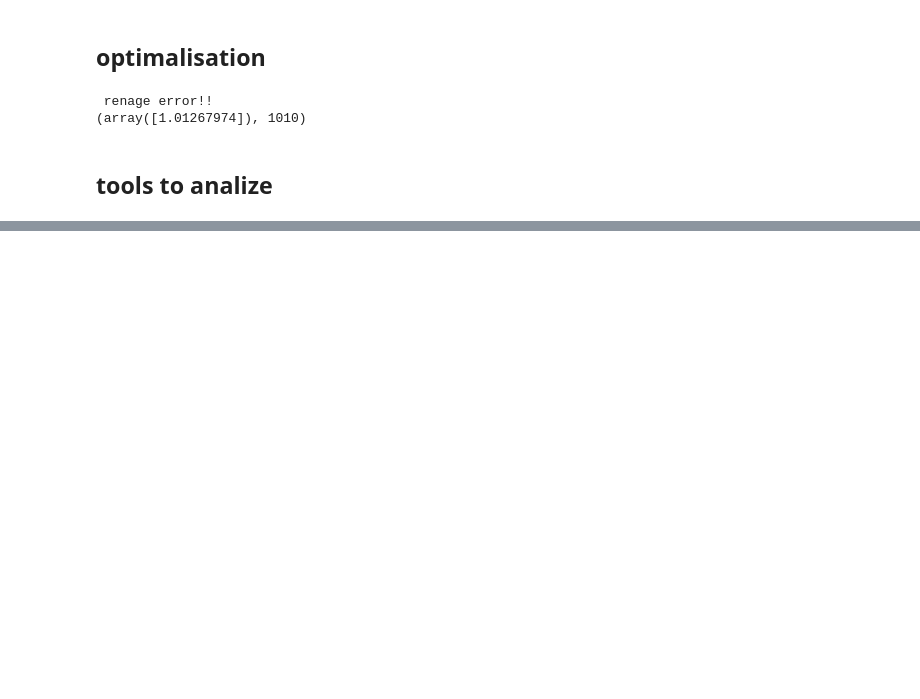
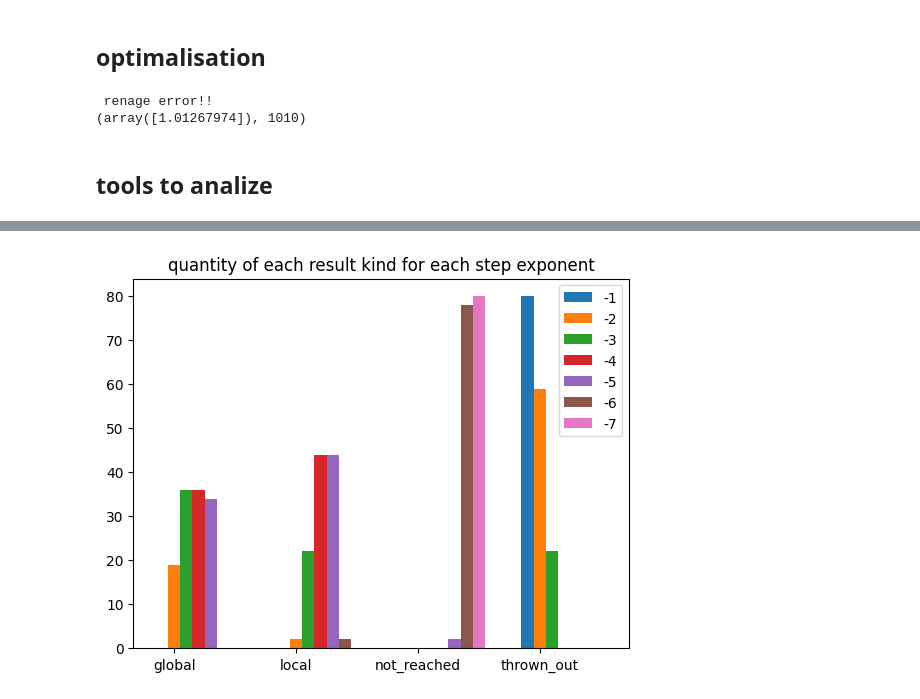
Before and after one commit to wz7475/gradient-descent, a Jupyter notebook: lab1_v2.ipynb, the cells around one changed output, grey strips where cells are left out. Drawn from its saved outputs; the diff is of its cells as text; code cells hidden in the pictures; blank space fills up the shorter version.

```diff
--- a/lab1_v2.ipynb
+++ b/lab1_v2.ipynb
@@ -302,0 +297,4 @@ comparison[10**(-5)]["local"]
+# %%
+plot_general_case_range(-10, 10, 80)
+# %% [output]
+[figure, added]
```
Also changed, not shown: parts of 12 cells of this notebook.
